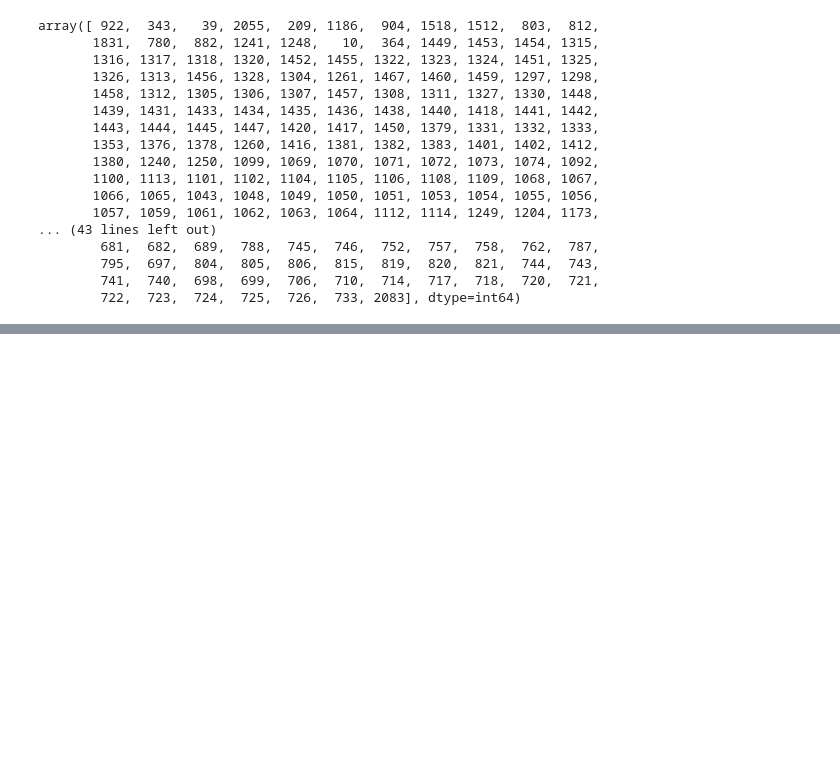
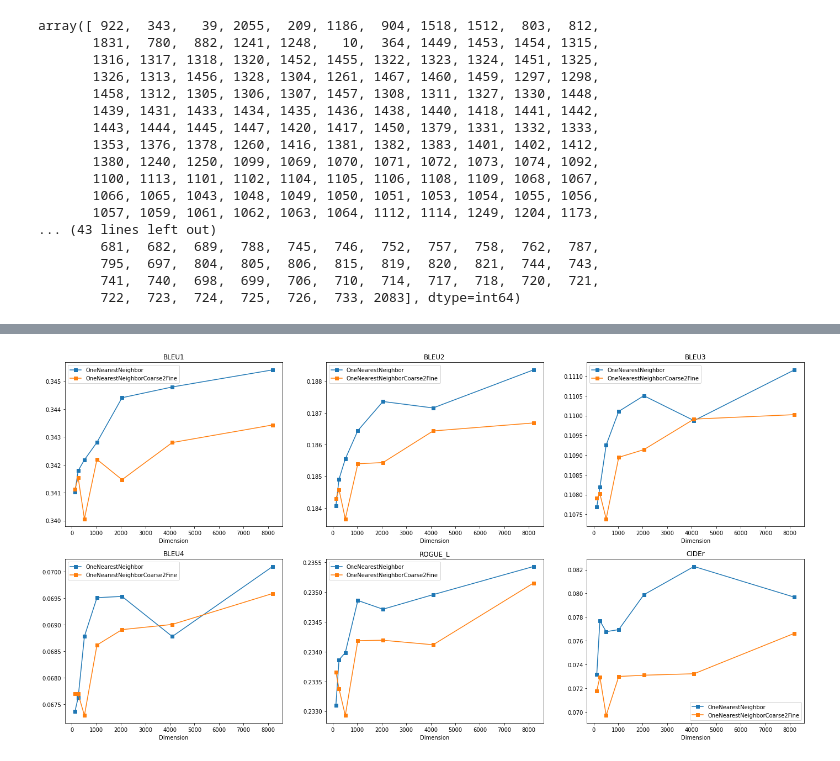
Before and after one commit to pjumruspun/chest-xray-report-gen, a Jupyter notebook: text_generation/discussion.ipynb, the cells around one changed output, grey strips where cells are left out. Cells and saved outputs as stored; diff of their text form; code cells hidden in the pictures; blank space fills up the shorter version.

```diff
--- a/text_generation/discussion.ipynb
+++ b/text_generation/discussion.ipynb
@@ -167,0 +177,20 @@ d[d['Split'] == 'test'].groupby(['Model', 'Dim']).mean().drop(columns='Seed')
+# %%
+plt.figure(figsize=(24, 12))
+i = 1
+for metric in d.columns.values[-6:]:
+    plt.subplot(2, 3, i)
+    plt.xlabel('Dimension')
+    for model in ['OneNearestNeighbor', 'OneNearestNeighborCoarse2Fine']:
+
+        plt.title(metric)
+        plt.plot(
+            d[(d['Split'] == 'test') & (d['Model'] == model)].groupby('Dim').mean()[metric],
+            label=model,
+            linestyle='solid',
+            marker='s',
+        )
+    i += 1
+    plt.legend()
+plt.show()
+# %% [output]
+[figure, added]
```
Also changed, not shown: parts of 3 cells of this notebook, 3 other files.
